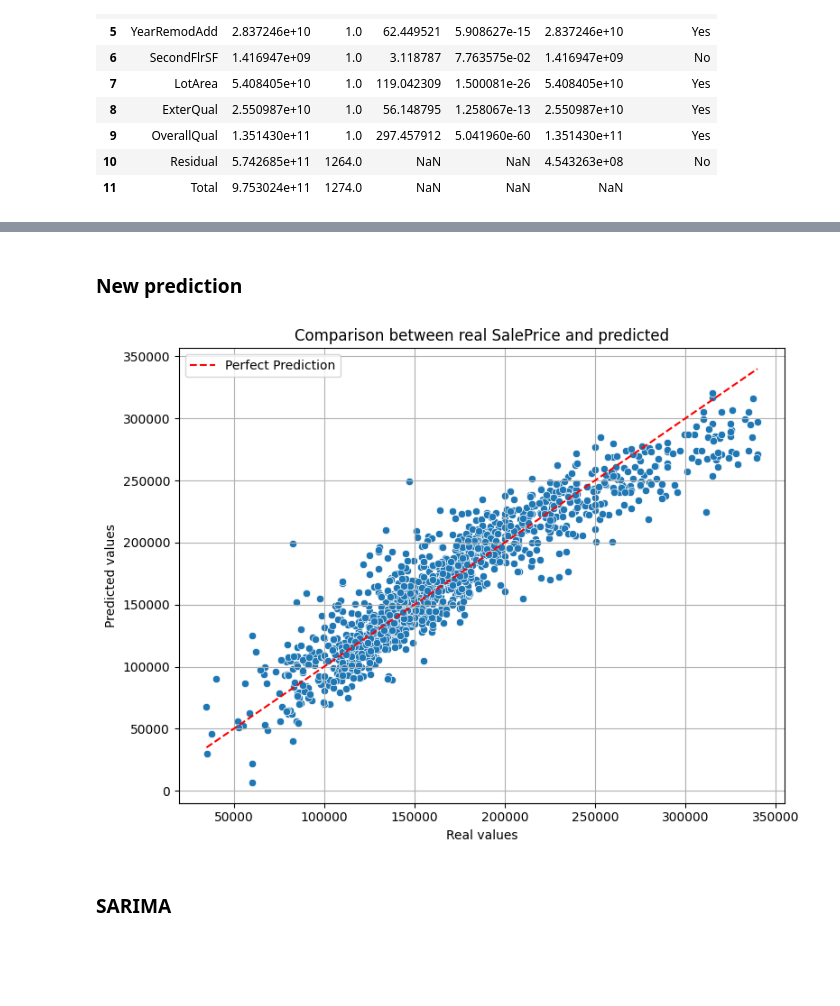
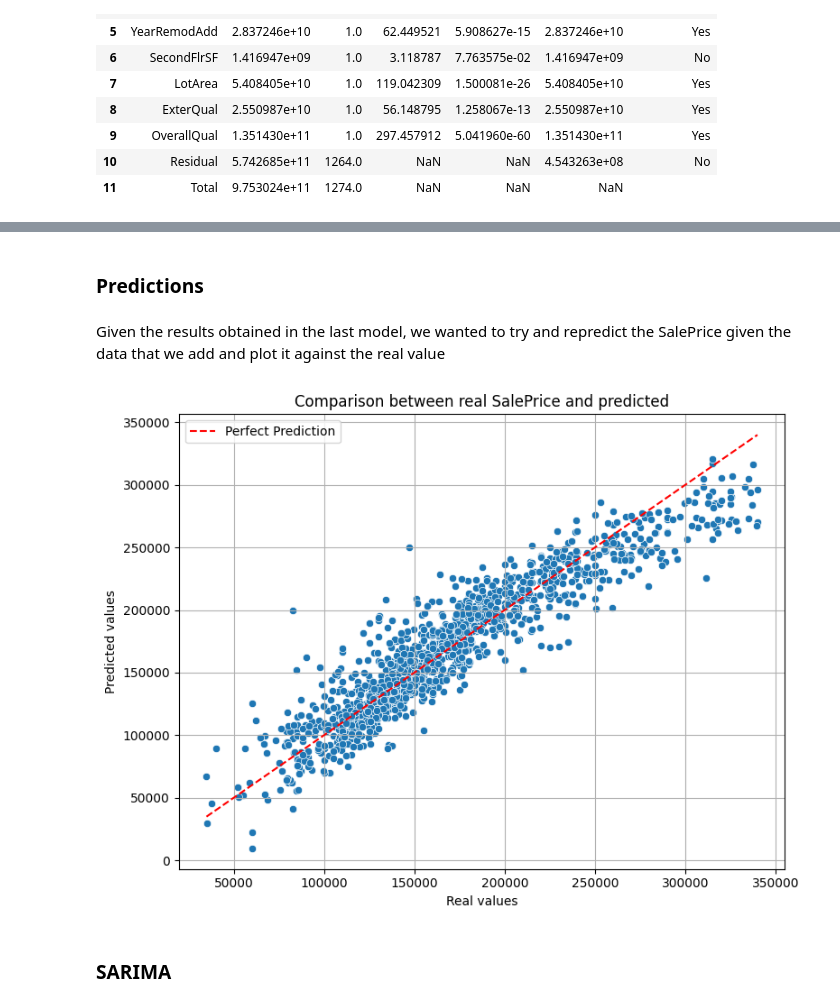
Before and after one commit to decimoplays/CStat-Project, a Jupyter notebook: cstat-project.ipynb, the cells around one changed output, grey strips where cells are left out. Cells and saved outputs as stored; diff of their text form; code cells hidden in the pictures; blank space fills up the shorter version.

```diff
--- a/cstat-project.ipynb
+++ b/cstat-project.ipynb
@@ -328,11 +315,12 @@ Given that the R^2 is not very good and the high value of the AIC, we have to pr
 # %% [markdown]
 ### Classical statistical inference
 # %%
-# DataFrame pour stocker les résultats
+# List to stock the results
 regression_results = []
-filtered_df = filtered_df.copy()
 
-# Pour chaque variable (sauf SalePrice), on fait une régression simple
+# For each variable in the dataset we calculated its mean, variance, did a simple linear regression, a t-test
+# and calculated the confidence interval of the coefficient found except for the SalePrice where only mean and
+# variance were calculated
 for var in filtered_df.columns:
     if var == 'SalePrice':
         regression_results.append({
@@ -343,16 +331,17 @@ for var in filtered_df.columns:
         continue
     mean = filtered_df[var].mean()
     variance = filtered_df[var].var()
-    # Préparation des données
+
+    # Preparation of the data
     X = filtered_df[[var]]
     y = filtered_df.loc[X.index, 'SalePrice']
 
-    # Régression linéaire avec sklearn
+    # Linear Regression with sklearn module
     model = LinearRegression().fit(X, y)
     coef = model.coef_[0]
     intercept = model.intercept_
 
-    # Prédictions et erreur standard du coefficient
+    # Predictions and standard errors of the coefficient
     y_pred = model.predict(X)
     residuals = y - y_pred
     n = len(y)
@@ -360,14 +349,15 @@ for var in filtered_df.columns:
     s_squared = np.sum((residuals)**2) / (n - 2)
     se_beta = np.sqrt(s_squared / np.sum((X[var] - X_mean)**2))
 
-    # Statistiques du test d'hypothèse H0: beta ≠ 0 (impact significatif)
+    # Statistics of the hypothesis test H0: beta ≠ 0 (significant impact)
     t_stat = coef / se_beta
     p_value = 2 * (1 - stats.t.cdf(np.abs(t_stat), df=n - 2))
 
-    # Intervalle de confiance à 95% du coefficient
+    # 95% confidence interval of the coefficient
     ci_low = coef - stats.t.ppf(0.975, df=n - 2) * se_beta
     ci_high = coef + stats.t.ppf(0.975, df=n - 2) * se_beta
 
+    # Stock the results in a list object
     regression_results.append({
         'Variable': var,
         'Mean': mean,
@@ -380,6 +370,7 @@ for var in filtered_df.columns:
         'Significant ?': 'Yes' if p_value < 0.05 else 'No'
     })
 
+# Convert the list object to a DataFrame object
 regression_df = pd.DataFrame(regression_results)
 
 regression_df
@@ -762,0 +762,13 @@ anova_full
+# %%
+# List of the variables to keep (p-value < 0.05)
+significant_vars = [
+    'GarageCars', 'GrLivArea', 'TotalBsmtSF', 'YearBuilt', 'BsmtFinSF1', 'YearRemodAdd', 'LotArea', 'ExterQual', 'OverallQual'
+]
+
+# Construction of the formula
+formula = 'SalePrice ~ ' + ' + '.join(significant_vars)
+
+# Create the model and print its summary
+model_reduced = smf.ols(formula=formula, data=filtered_df).fit()
+model_summary = model_reduced.summary()
+model_summary
@@ -763,30 +848,30 @@ anova_full
 # %% [markdown]
-### New prediction
+### Predictions
+# %% [markdown]
+Given the results obtained in the last model, we wanted to try and repredict the SalePrice given the data that we add and plot it against the real value
 # %%
-# Appliquer le modèle sur les données et générer les prédictions
+# Apply the model on the data and generate predictions
 predictions = model_reduced.predict(filtered_df)
 
-# Ajouter les prédictions dans un nouveau DataFrame
+# Add the predictions to a new DataFrame
 prediction_df = filtered_df.copy()
 prediction_df['Predicted_SalePrice'] = predictions
 
-prediction_df
-
-# Tracer les valeurs réelles vs. prédites
+# Plot the real values vs predicted values
 plt.figure(figsize=(8, 6))
 sns.scatterplot(x='SalePrice', y='Predicted_SalePrice', data=prediction_df)
 plt.plot([prediction_df['SalePrice'].min(), prediction_df['SalePrice'].max()],
          [prediction_df['SalePrice'].min(), prediction_df['SalePrice'].max()],
          color='red', linestyle='--', label='Perfect Prediction')
 plt.xlabel("Real values")
 plt.ylabel("Predicted values")
 plt.title("Comparison between real SalePrice and predicted")
 plt.legend()
 plt.grid(True)
 plt.tight_layout()
 plt.show()
 # %% [output]
-[figure, old version]
+[figure, new version]
 # %% [markdown]
 ### SARIMA
 # %% [markdown]
```
Also changed, not shown: parts of 40 cells of this notebook.
